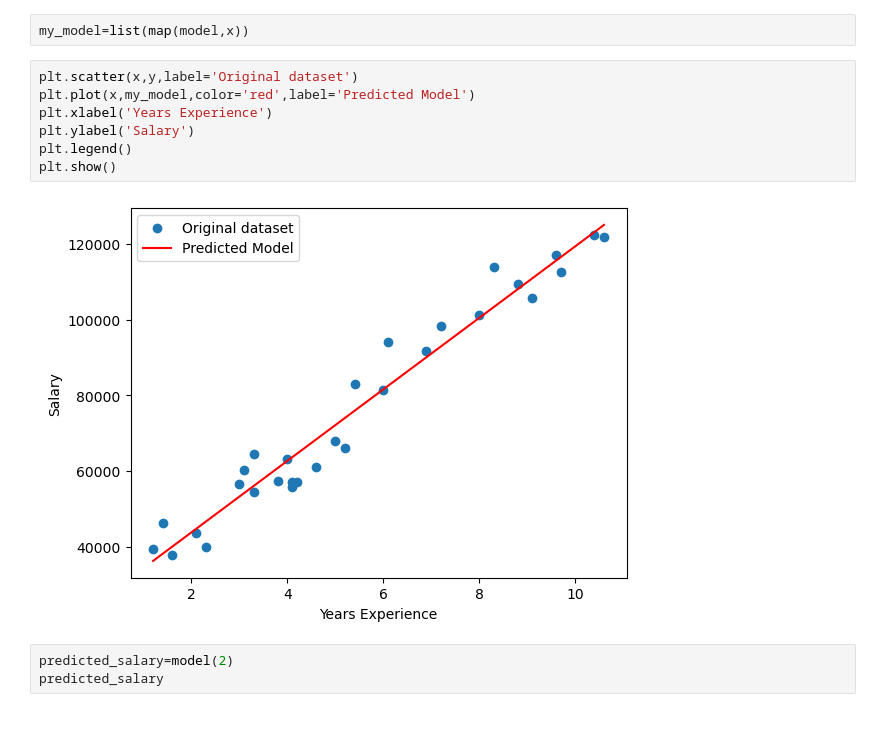
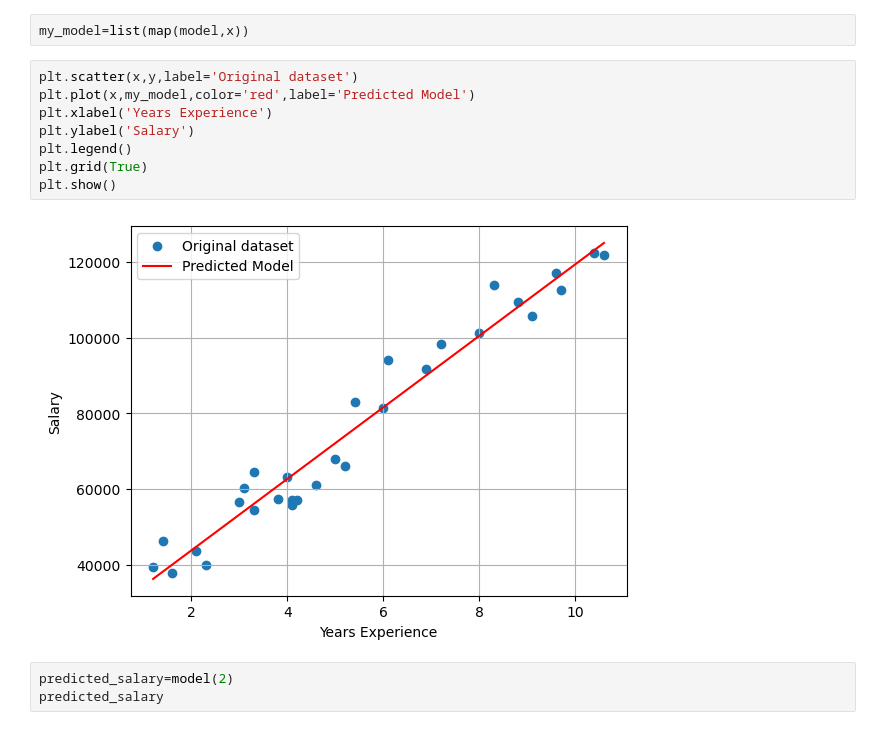
Before and after one commit to ayush8587/Linear_Regression, a Jupyter notebook: salary-dataset-linear-regression.ipynb, the cells around one changed output. Drawn from its saved outputs; the diff is of its cells as text.

```diff
--- a/salary-dataset-linear-regression.ipynb
+++ b/salary-dataset-linear-regression.ipynb
@@ -52,12 +52,13 @@ my_model=list(map(model,x))
 # %%
 plt.scatter(x,y,label='Original dataset')
 plt.plot(x,my_model,color='red',label='Predicted Model')
 plt.xlabel('Years Experience')
 plt.ylabel('Salary')
 plt.legend()
+plt.grid(True)
 plt.show()
 # %% [output]
-[figure, old version]
+[figure, new version]
 # %%
 predicted_salary=model(2)
 predicted_salary
```
Also changed, not shown: parts of 1 cell of this notebook.
